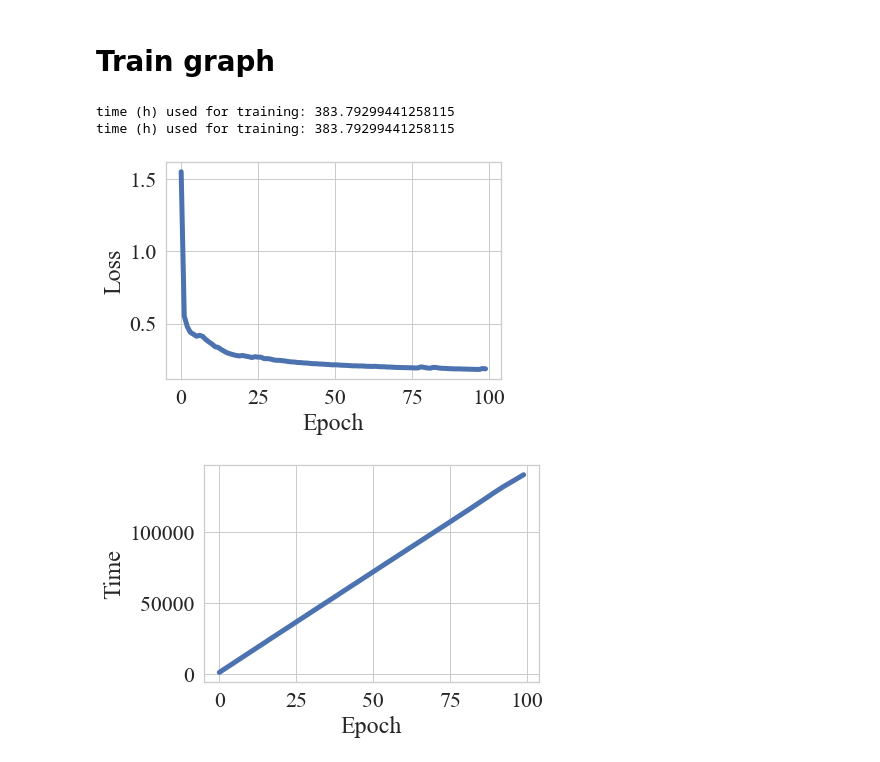
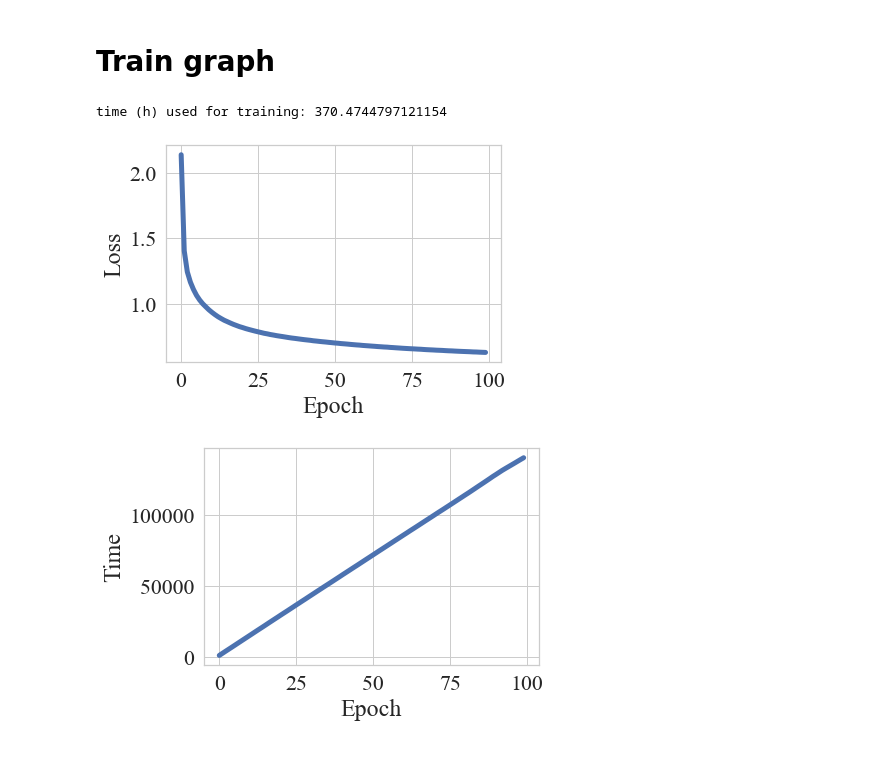
Before and after one commit to HisaoLabSUSTC/HVC-Net, a Jupyter notebook: set_transformer-master/Draw.ipynb, the cells around one changed output. Cells and saved outputs as stored; diff of their text form; code cells hidden in the pictures.

```diff
--- a/set_transformer-master/Draw.ipynb
+++ b/set_transformer-master/Draw.ipynb
@@ -108,7 +108,7 @@ fig.get_figure().savefig(os.path.join(path_dir, 'figure', f'numpoints_hist_M{M}_
 # %% [markdown]
 # Train graph
 # %%
-M = 10
+M = 5
 collected_data = []
 
 # ## num_blk = 3
@@ -131,38 +131,37 @@ time = data['time'].reshape(-1)     # [1, 100] -> [100]
 epoch = np.arange(loss.shape[0])
 collected_data.append(pd.DataFrame({'Loss': loss, 'Time': time, 'Epoch': epoch, 'K': 5}))
 
 print(f'time (h) used for training: {time[-1] / 3600.0}')
 #
 # ## num_blk = 10
 # train_data_file = f'train_log_train_data_M{M}_10_model_10_M{M}_10.mat'
 # path = os.path.join(path_dir, 'results', train_data_file)
 # data = scio.loadmat(path)
 # loss = data['loss'].reshape(-1)     # [1, 100] -> [100]
 # time = data['time'].reshape(-1)     # [1, 100] -> [100]
 # epoch = np.arange(loss.shape[0])
 # collected_data.append(pd.DataFrame({'Loss': loss, 'Time': time, 'Epoch': epoch, 'K': 10}))
-
-print(f'time (h) used for training: {time[-1] / 3600.0}')
+#
+# print(f'time (h) used for training: {time[-1] / 3600.0}')
 
 
 collected_data = pd.concat(collected_data, ignore_index=True)
 
 ## draw plot
 sns.set_theme(style="whitegrid", font='Times New Roman', font_scale=2)
 plt.figure()
 fig = sns.lineplot(data=collected_data[['Epoch', 'Loss', 'K']], x="Epoch", y="Loss", # hue="K",
                    palette=['blue'], # , 'green', 'red'
                    linewidth=5)
 # fig.set_xscale('log')
 # fig.set_yscale('log')
 # plt.ylim([1e-3, 1e-1])
 
 ## save plt
 fig.get_figure().savefig(os.path.join(path_dir, 'figure', f'train_loss_M{M}_10_5.png'), dpi=300, bbox_inches='tight')
 # %% [output]
-time (h) used for training: 383.79299441258115
-time (h) used for training: 383.79299441258115
+time (h) used for training: 370.4744797121154
-[figure, old version]
+[figure, new version]
 # %%
 ## draw plot
 sns.set_theme(style="whitegrid", font='Times New Roman', font_scale=2)
```
Also changed, not shown: 3 other files.
